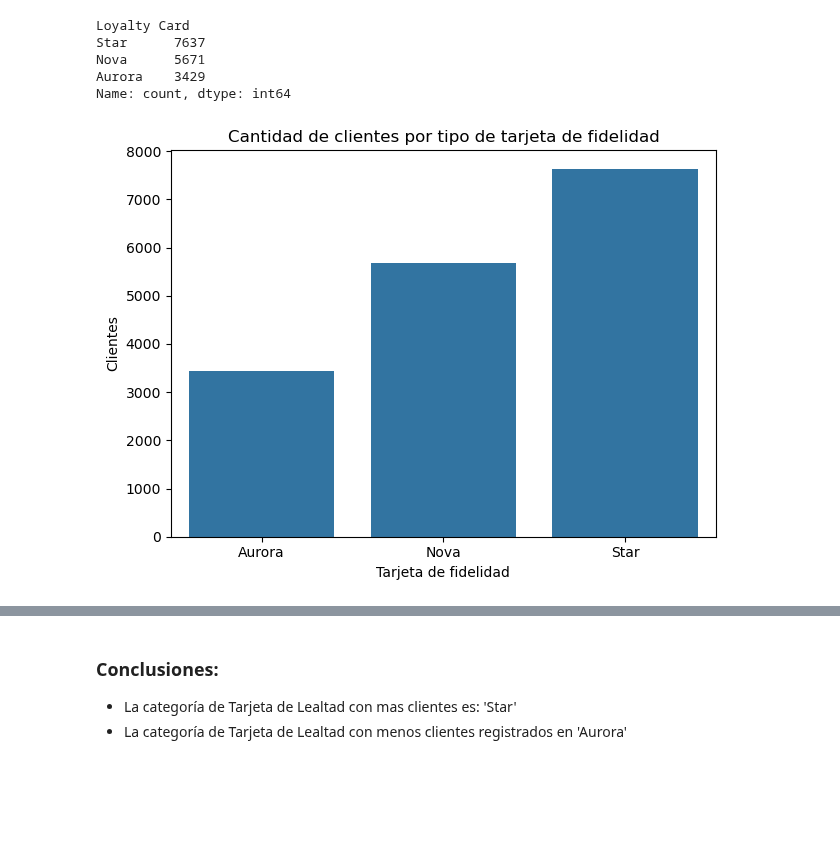
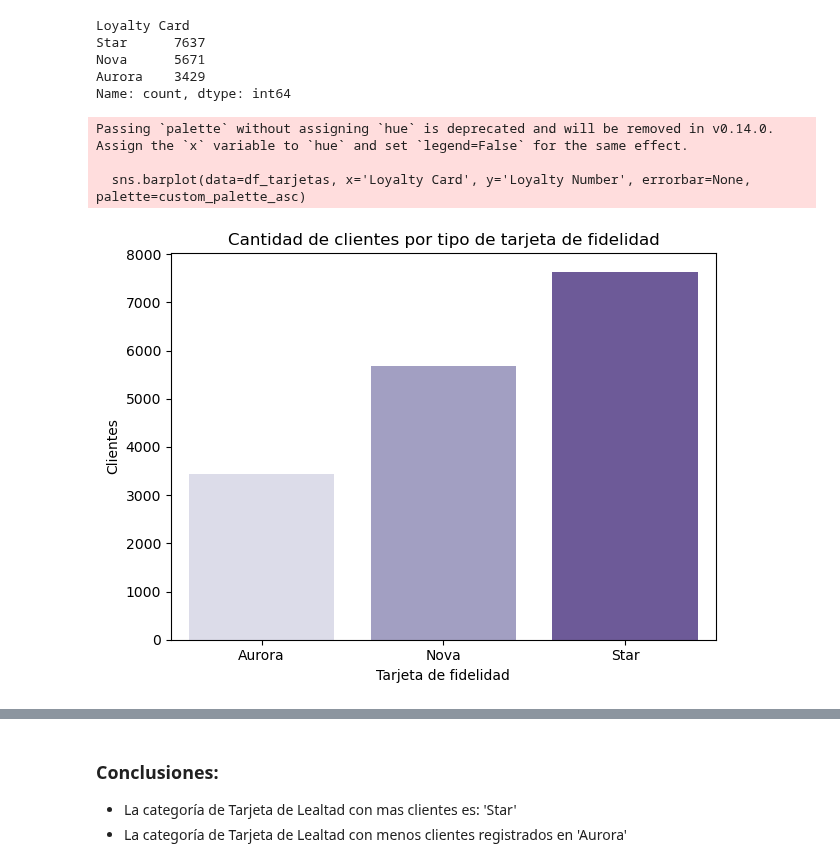
Before and after one commit to Adalab/bda-modulo-3-evaluacion-final-MarPastor, a Jupyter notebook: notebook/final_evaluation_mod3_marpastor.ipynb, the cells around one changed output, grey strips where cells are left out. Cells and saved outputs as stored; diff of their text form; code cells hidden in the pictures; blank space fills up the shorter version.

Commit message:
fix: aplicar paleta de colores personalizada

```diff
--- a/notebook/final_evaluation_mod3_marpastor.ipynb
+++ b/notebook/final_evaluation_mod3_marpastor.ipynb
@@ -1217,16 +1227,21 @@ Star      7637
 Nova      5671
 Aurora    3429
 Name: count, dtype: int64
+# %%
+custom_palette_asc = sns.color_palette('Purples', n_colors=3)
 # %%
 # agrupar y contar clientes por cada tipo de tarjeta
 df_tarjetas = df_loyalty.groupby('Loyalty Card', as_index=False)['Loyalty Number'].count()
 
 # usar el barplot para representar una variable numérica con una variable categórica
-sns.barplot(data=df_tarjetas, x='Loyalty Card', y='Loyalty Number', errorbar=None)
+sns.barplot(data=df_tarjetas, x='Loyalty Card', y='Loyalty Number', errorbar=None, palette=custom_palette_asc)
 plt.title('Cantidad de clientes por tipo de tarjeta de fidelidad')
 plt.ylabel('Clientes')
 plt.xlabel('Tarjeta de fidelidad')
 plt.tight_layout()
 plt.show();
 # %% [output]
+Passing `palette` without assigning `hue` is deprecated and will be removed in v0.14.0. Assign the `x` variable to `hue` and set `legend=False` for the same effect.
+
+  sns.barplot(data=df_tarjetas, x='Loyalty Card', y='Loyalty Number', errorbar=None, palette=custom_palette_asc)
-[figure, old version]
+[figure, new version]
```
Also changed, not shown: parts of 15 cells of this notebook.
